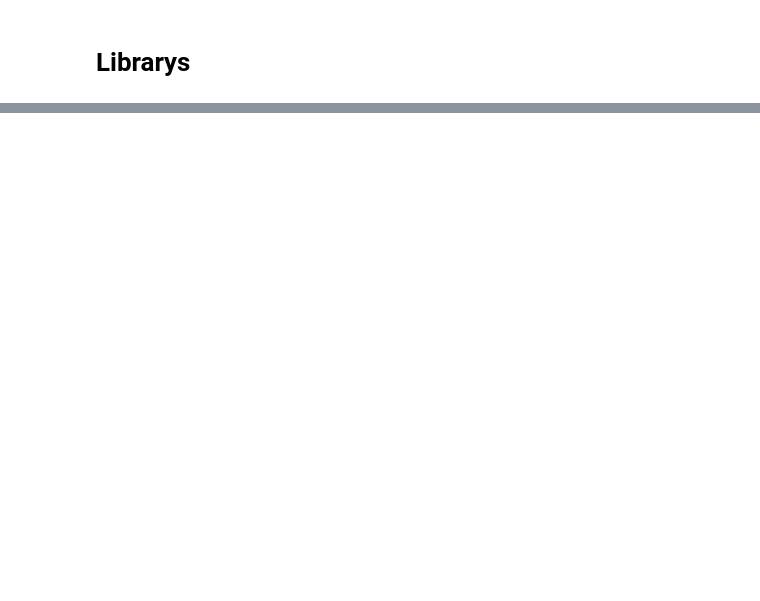
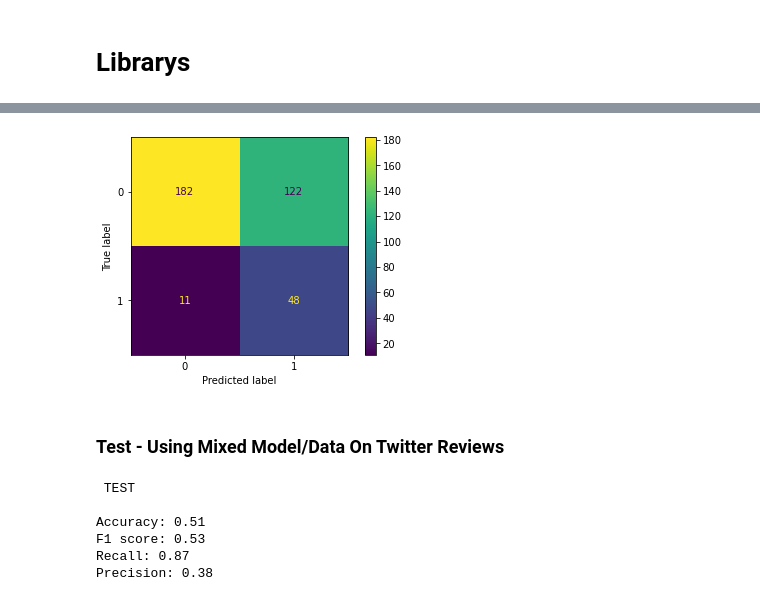
Before and after one commit to rgpihlstrom/NLP-Topic-Modeling, a Jupyter notebook: TextClassificationProductReviews.ipynb, the cells around one changed output, grey strips where cells are left out. Drawn from its saved outputs; the diff is of its cells as text; code cells hidden in the pictures; blank space fills up the shorter version.

```diff
--- a/TextClassificationProductReviews.ipynb
+++ b/TextClassificationProductReviews.ipynb
@@ -235,0 +126,31 @@ fig.show()
+# %%
+plot_confusion_matrix(Rf_MixedReviewsModel, X_test_tfidf, y_test)
+plt.show()
+# %% [output]
+[figure, added]
+# %% [markdown]
+### Test - Using Mixed Model/Data On Twitter Reviews
+# %%
+# X_train = df_reviews_nonTwitter['TextClean3']
+# y_train = df_reviews_nonTwitter['Class']
+X_test_Tw = df_reviews_twitter['TextClean3']
+y_test_Tw = df_reviews_twitter['Class']
+
+X_test_tfidf_Tw = vectorizer.transform(X_test_Tw)
+
+predictions_TW = Rf_MixedReviewsModel.predict(X_test_tfidf_Tw)
+
+print ('\n TEST \n')
+print (f'Accuracy: {round(accuracy_score(y_test_Tw, predictions_TW),2)}')
+print (f'F1 score: {round(f1_score(y_test_Tw, predictions_TW),2)}')
+print (f'Recall: {round(recall_score(y_test_Tw, predictions_TW),2)}')
+print (f'Precision: {round(precision_score(y_test_Tw, predictions_TW),2)}')
+# print (f'\n clasification report: \n  {round(classification_report(y_test_Tw,predictions_TW),2)}')
+# print (f'\n confussion matrix: \n {round(confusion_matrix(y_test_Tw, predictions_TW),2)}')
+# %% [output]
+ TEST
+
+Accuracy: 0.51
+F1 score: 0.53
+Recall: 0.87
+Precision: 0.38
```
Also changed, not shown: parts of 37 cells of this notebook, 12 other files.
